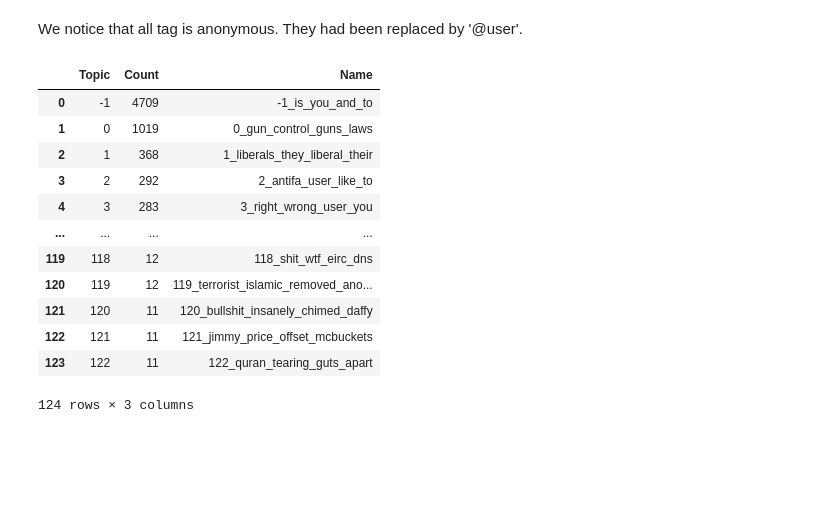
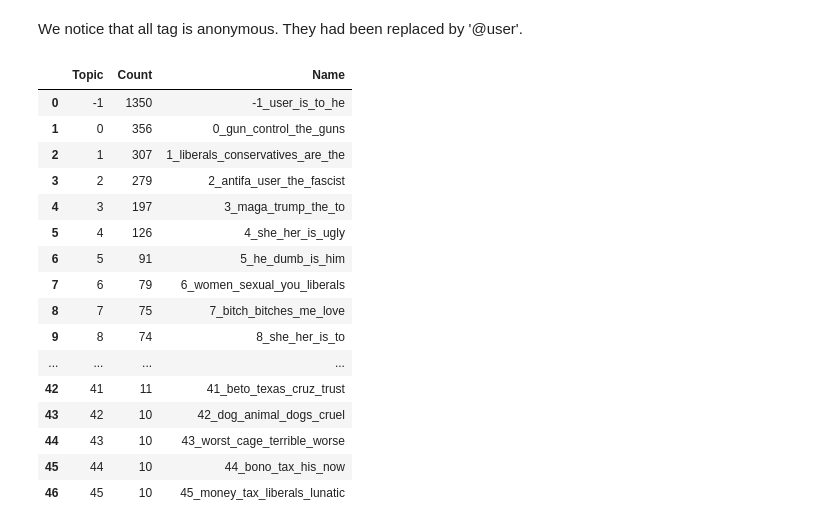
Before and after one commit to ThibautBENEFICE/NLP, a Jupyter notebook: lab_08/NLP_lab_08.ipynb, the cells around one changed output. Drawn from its saved outputs; the diff is of its cells as text; code cells hidden in the pictures; blank space fills up the shorter version.

```diff
--- a/lab_08/NLP_lab_08.ipynb
+++ b/lab_08/NLP_lab_08.ipynb
@@ -93,0 +63,3 @@ topics_validation, probs_validation = topic_model_validation.fit_transform(datas
+# %%
+offensive_sentences = [dataset["train"]["text"][i] for i in tqdm(range(len(dataset["train"]["label"]))) if dataset["train"]["label"][i] == 1]
+offensive_sentences[:10]
@@ -94,20 +69,28 @@ topics_validation, probs_validation = topic_model_validation.fit_transform(datas
+# %%
+topic_model_offensive = BERTopic()
+topics_offensive, probs_offensive = topic_model_offensive.fit_transform(offensive_sentences)
+
+topic_model_neutral = BERTopic()
+topics_neutral, probs_neutral = topic_model_neutral.fit_transform(neutral_sentences)
 # %%
-
-
 random.manual_seed(42)
-topic_model_train.get_topic_info()
+topic_model_offensive.get_topic_info()
 # %% [output]
 |  | Topic | Count | Name |
-| 0 | -1 | 4709 | -1_is_you_and_to |
-| 1 | 0 | 1019 | 0_gun_control_guns_laws |
-| 2 | 1 | 368 | 1_liberals_they_liberal_their |
-| 3 | 2 | 292 | 2_antifa_user_like_to |
-| 4 | 3 | 283 | 3_right_wrong_user_you |
+| 0 | -1 | 1350 | -1_user_is_to_he |
+| 1 | 0 | 356 | 0_gun_control_the_guns |
+| 2 | 1 | 307 | 1_liberals_conservatives_are_the |
+| 3 | 2 | 279 | 2_antifa_user_the_fascist |
+| 4 | 3 | 197 | 3_maga_trump_the_to |
+| 5 | 4 | 126 | 4_she_her_is_ugly |
+| 6 | 5 | 91 | 5_he_dumb_is_him |
+| 7 | 6 | 79 | 6_women_sexual_you_liberals |
+| 8 | 7 | 75 | 7_bitch_bitches_me_love |
+| 9 | 8 | 74 | 8_she_her_is_to |
 | ... | ... | ... | ... |
-| 119 | 118 | 12 | 118_shit_wtf_eirc_dns |
-| 120 | 119 | 12 | 119_terrorist_islamic_removed_ano... |
-| 121 | 120 | 11 | 120_bullshit_insanely_chimed_daffy |
-| 122 | 121 | 11 | 121_jimmy_price_offset_mcbuckets |
-| 123 | 122 | 11 | 122_quran_tearing_guts_apart |
+| 42 | 41 | 11 | 41_beto_texas_cruz_trust |
+| 43 | 42 | 10 | 42_dog_animal_dogs_cruel |
+| 44 | 43 | 10 | 43_worst_cage_terrible_worse |
+| 45 | 44 | 10 | 44_bono_tax_his_now |
+| 46 | 45 | 10 | 45_money_tax_liberals_lunatic |
-124 rows × 3 columns
 # %%
```
Also changed, not shown: parts of 17 cells of this notebook.
